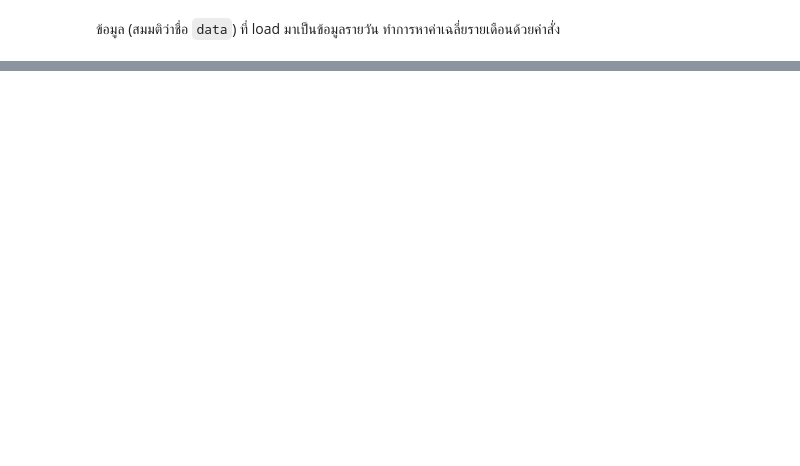
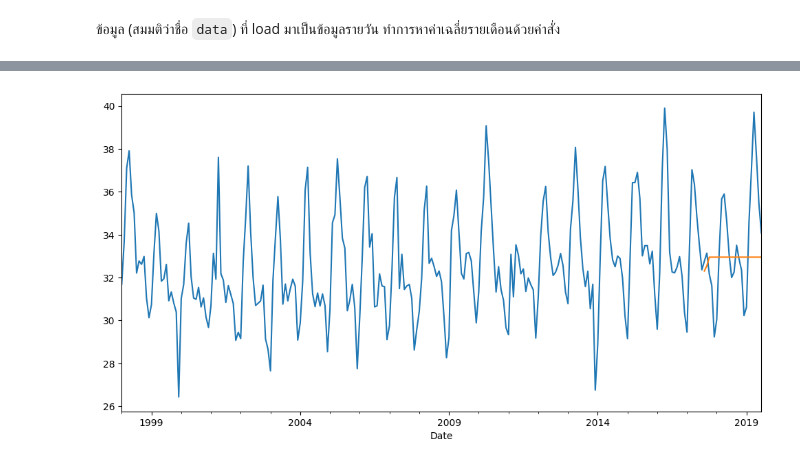
Before and after one commit to Pandatoey/LAB229351, a Jupyter notebook: สำเนาของ_229351_LAB11_02.ipynb, the cells around one changed output, grey strips where cells are left out. Saved outputs shown, nothing was run; the diff lists cells and outputs as text; code cells hidden in the pictures; blank space fills up the shorter version.

```diff
--- a/สำเนาของ_229351_LAB11_02.ipynb
+++ b/สำเนาของ_229351_LAB11_02.ipynb
@@ -55,0 +192,13 @@ print(test)
+# %%
+from statsmodels.tsa.arima.model import ARIMA
+
+arima = ARIMA(train, order=(0,1,3))
+# %%
+arima_fit = arima.fit()
+yhat = arima_fit.predict('2017-08-31', '2019-07-31')
+# %%
+plt.figure(figsize=(12,6))
+y.plot()
+yhat.plot();
+# %% [output]
+[figure, added]
```
Also changed, not shown: parts of 19 cells of this notebook.
